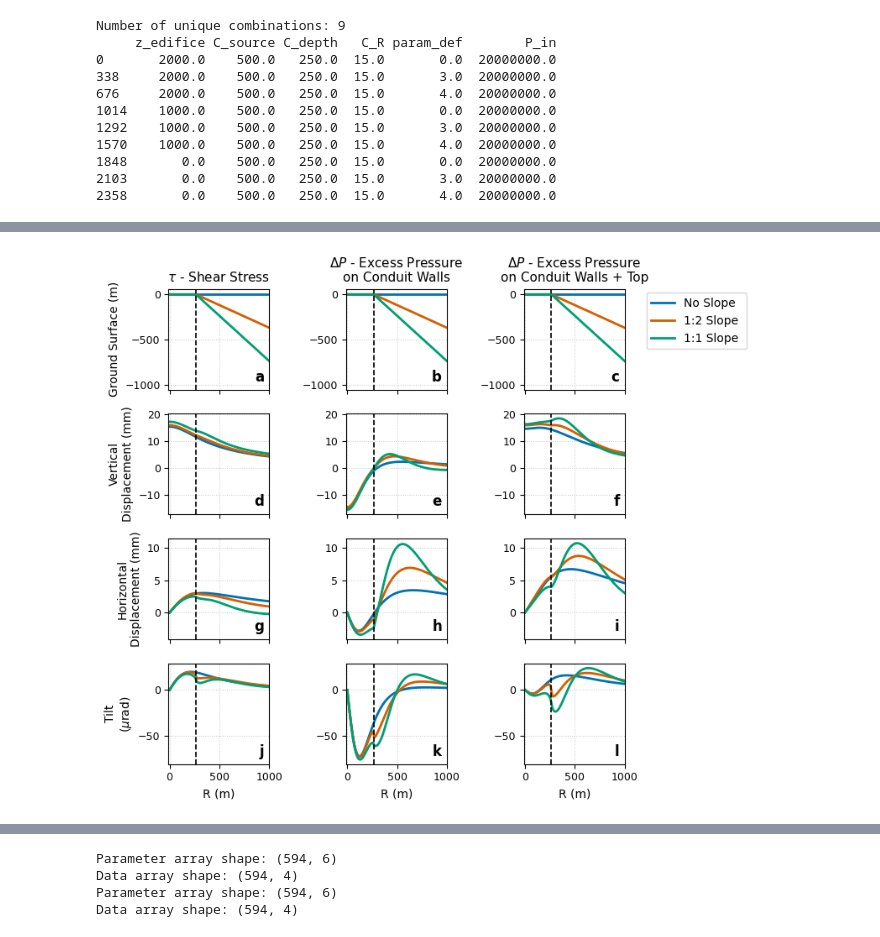
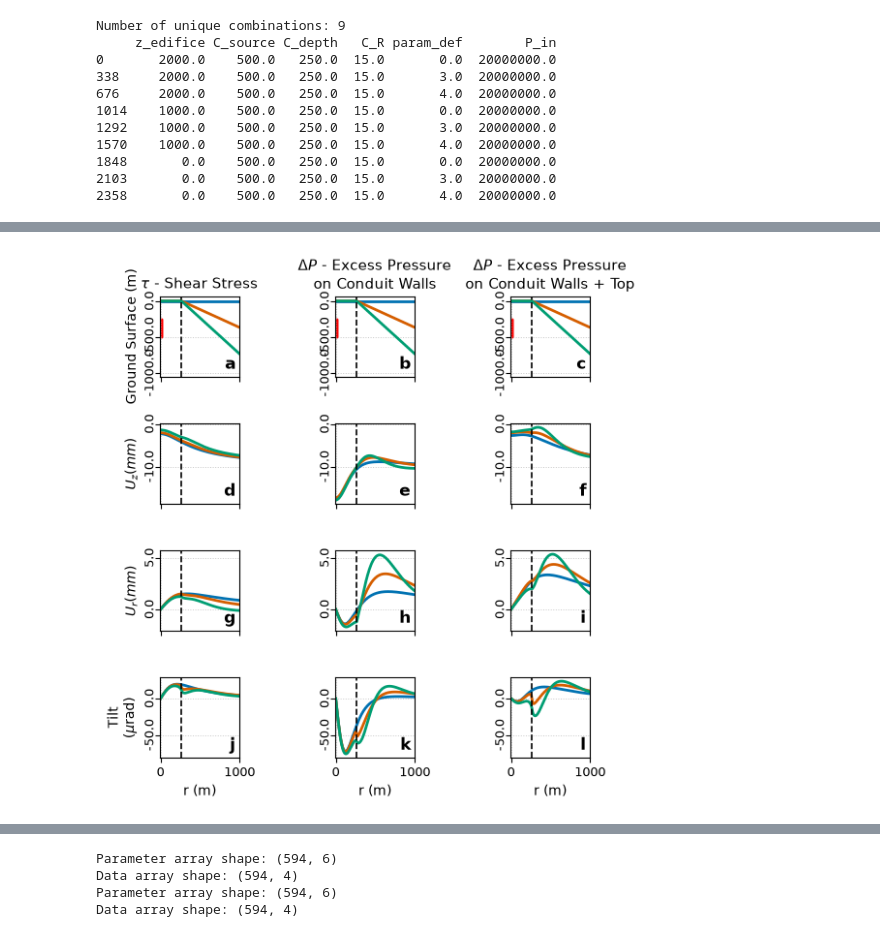
Before and after one commit to eliot-eaton/conduit_model_plotting_scripts, a Jupyter notebook: py/1_basic_conduit_loading_model/simple_deformation_model_plot_with_full_comparison_may26.ipynb, the cells around one changed output, grey strips where cells are left out. Saved outputs shown, nothing was run; the diff lists cells and outputs as text; code cells hidden in the pictures.

Commit message:
updates plotting

```diff
--- a/py/1_basic_conduit_loading_model/simple_deformation_model_plot_with_full_comparison_may26.ipynb
+++ b/py/1_basic_conduit_loading_model/simple_deformation_model_plot_with_full_comparison_may26.ipynb
@@ -171,3 +171,8 @@ Number of unique combinations: 9
 1848       0.0    500.0   250.0  15.0       0.0  20000000.0
 2103       0.0    500.0   250.0  15.0       3.0  20000000.0
 2358       0.0    500.0   250.0  15.0       4.0  20000000.0
+# %%
+import matplotlib.patches as mpatches
+fig, ax = plt.subplots(figsize=(10, 6))
+
+# add red rectangle to highlight the area of interest -250 to -500 C_R = 15
@@ -189,8 +196,8 @@ param_def_dict = {
     4: '$\Delta P$ - Excess Pressure\non Conduit Walls + Top'
 }
 var_dict = {
-    'w2_mm': 'Vertical\nDisplacement (mm)',
-    'u2_mm': 'Horizontal\nDisplacement (mm)',
+    'w2_mm': r'$U_z (mm)$',
+    'u2_mm': r'$U_r (mm)$',
     'solid.RotrZ_micro': 'Tilt\n($\mu$rad)'
 }
 
@@ -215,7 +222,7 @@ ylims = [ylim_row0, ylim_row1, ylim_row2, ylim_row3]
 
 xmin, xmax = -10, 1000
 
-fig,axes = plt.subplots(4,3,figsize=(7, 7),sharex=True)
+fig,axes = plt.subplots(4,3,figsize=(6, 6),sharex=True)
 
 # For collecting legend handles/labels
 handles, labels = [], []
@@ -228,6 +235,11 @@ for col, param_def in enumerate(param_defs):
         subsub = subset[subset['z_edifice'] == z_edifice]
         if not subsub.empty:
             line, = ax.plot(subsub['R'], subsub['Z'], label=f'z_edifice={z_edifice}', color=color_dict[z_edifice], lw=2)
+            rect = mpatches.Rectangle((0, -500), 15, 250, color='red', alpha=1)
+            ax.add_patch(rect)
+            # ax.set_yticks([-1000,-750,-500, -250,0])
+            # # rotate the y tick labels to horizontal then centre them
+            # ax.set_yticklabels([-1000,'',-500,'', 0], rotation=90, ha='center', va='center')
             if col == 0:
                 handles.append(line)
                 labels.append(f'{z_dict.get(z_edifice, "default")}')
@@ -260,35 +272,37 @@ for row, var in enumerate(variables, start=1):
             ax.set_ylabel('')
         # Only set x label for bottom row
         if row == 3:
-            ax.set_xlabel('R (m)')
+            ax.set_xlabel('r (m)')
         else:
             ax.set_xlabel('')
          # Make all subplots square
 
         ax.set_xlim(xmin, xmax)
         ax.set_ylim(*ylims[row])
         ax.axvline(265, color='k', linestyle='--', lw=1.2)
         ax.grid(True, which='both', linestyle=':', linewidth=0.7, alpha=0.7)
         ax.set_box_aspect(1)
 for row_axes in axes:
     for ax in row_axes:
         ax.tick_params(axis='both', which='major', labelsize=9)
         ax.xaxis.label.set_size(10)
         ax.yaxis.label.set_size(10)
+        # rotate the y tick labels to horizontal then centre them
+        ax.set_yticklabels(ax.get_yticks(), rotation=90, ha='center', va='center')
 
 # Single legend for the whole figure
-fig.legend(handles, labels, loc='upper center', ncol=1, fontsize=10, frameon=True, bbox_to_anchor=(1.05, 0.90))
+# fig.legend(handles, labels, loc='upper center', ncol=1, fontsize=10, frameon=True, bbox_to_anchor=(1.05, 0.90))
 # Label each subplot with a letter in the bottom right corner
 for i, row_axes in enumerate(axes):
     for j, ax in enumerate(row_axes):
         label = chr(97 + i*3 + j)  # Generate labels a, b, c, ...
         ax.text(0.95, 0.05, label, transform=ax.transAxes, fontsize=12, fontweight='bold', va='bottom', ha='right')
 
 
 plt.tight_layout(rect=[0, 0, 1, 0.98])
 
 
 # save as pdf
 plt.savefig('../../output_plots/1/fig_01_simple_geodetic_model_plot.pdf', bbox_inches='tight')
 # %% [output]
-[figure, old version]
+[figure, new version]
```
Also changed, not shown: parts of 4 cells of this notebook, 31 other files.
